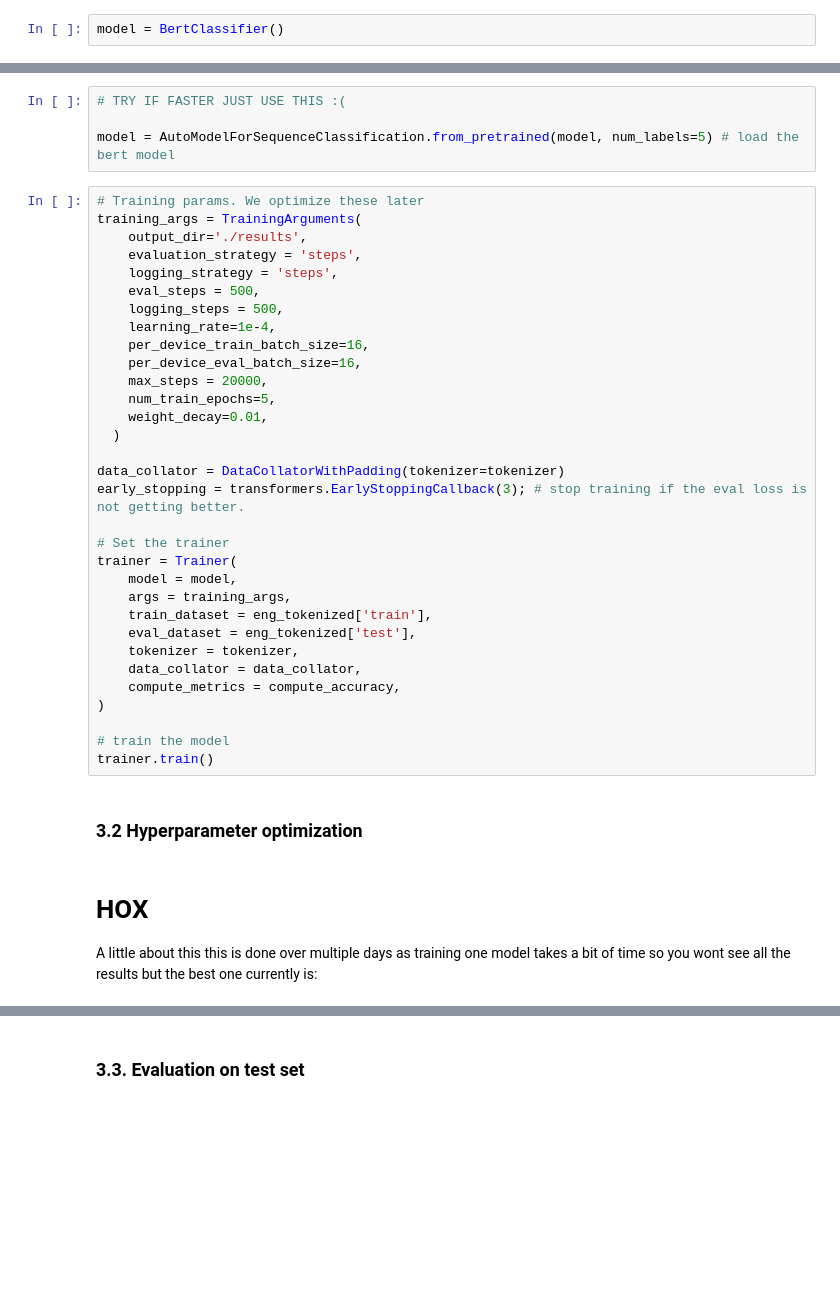
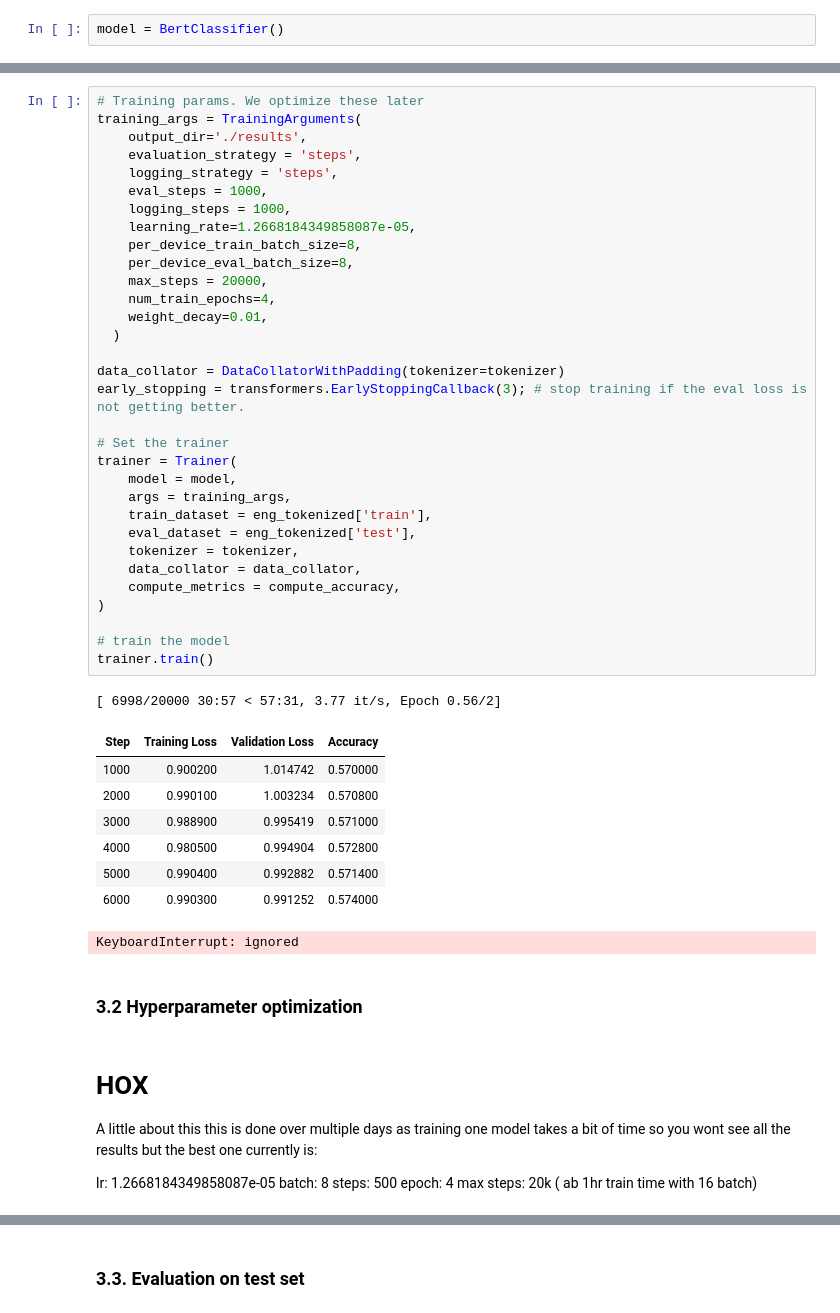
Before and after one commit to Iispar/dl-in-hlt-project, a Jupyter notebook: course_project_template.ipynb, the cells around one changed output, grey strips where cells are left out. Drawn from its saved outputs; the diff is of its cells as text; blank space fills up the shorter version.

```diff
--- a/course_project_template.ipynb
+++ b/course_project_template.ipynb
@@ -175,44 +234,56 @@ print(f'The model has {count_parameters(model):,} trainable parameters')
-# %%
-# TRY IF FASTER JUST USE THIS :(
-
-model = AutoModelForSequenceClassification.from_pretrained(model, num_labels=5) # load the bert model
 # %%
 # Training params. We optimize these later
 training_args = TrainingArguments(
     output_dir='./results',
     evaluation_strategy = 'steps',
     logging_strategy = 'steps',
-    eval_steps = 500,
-    logging_steps = 500,
-    learning_rate=1e-4,
-    per_device_train_batch_size=16,
-    per_device_eval_batch_size=16,
+    eval_steps = 1000,
+    logging_steps = 1000,
+    learning_rate=1.2668184349858087e-05,
+    per_device_train_batch_size=8,
+    per_device_eval_batch_size=8,
     max_steps = 20000,
-    num_train_epochs=5,
+    num_train_epochs=4,
     weight_decay=0.01,
   )
 
 data_collator = DataCollatorWithPadding(tokenizer=tokenizer)
 early_stopping = transformers.EarlyStoppingCallback(3); # stop training if the eval loss is not getting better.
 
 # Set the trainer
 trainer = Trainer(
     model = model,
     args = training_args,
     train_dataset = eng_tokenized['train'],
     eval_dataset = eng_tokenized['test'],
     tokenizer = tokenizer,
     data_collator = data_collator,
     compute_metrics = compute_accuracy,
 )
 
 # train the model
 trainer.train()
+# %% [output]
+[ 6998/20000 30:57 < 57:31, 3.77 it/s, Epoch 0.56/2]
+| Step | Training Loss | Validation Loss | Accuracy |
+| 1000 | 0.900200 | 1.014742 | 0.570000 |
+| 2000 | 0.990100 | 1.003234 | 0.570800 |
+| 3000 | 0.988900 | 0.995419 | 0.571000 |
+| 4000 | 0.980500 | 0.994904 | 0.572800 |
+| 5000 | 0.990400 | 0.992882 | 0.571400 |
+| 6000 | 0.990300 | 0.991252 | 0.574000 |
+KeyboardInterrupt: ignored
 # %% [markdown]
 ### 3.2 Hyperparameter optimization
 # %% [markdown]
 # HOX
 A little about this this is done over multiple days as training one model takes a bit of time so you wont see all the results but the best one currently is:
+
+lr: 1.2668184349858087e-05
+batch: 8
+steps: 500
+epoch: 4
+max steps: 20k ( ab 1hr train time with 16 batch)
 # %%
 # Used optuna for optimization
 
```
Also changed, not shown: parts of 11 cells of this notebook.
